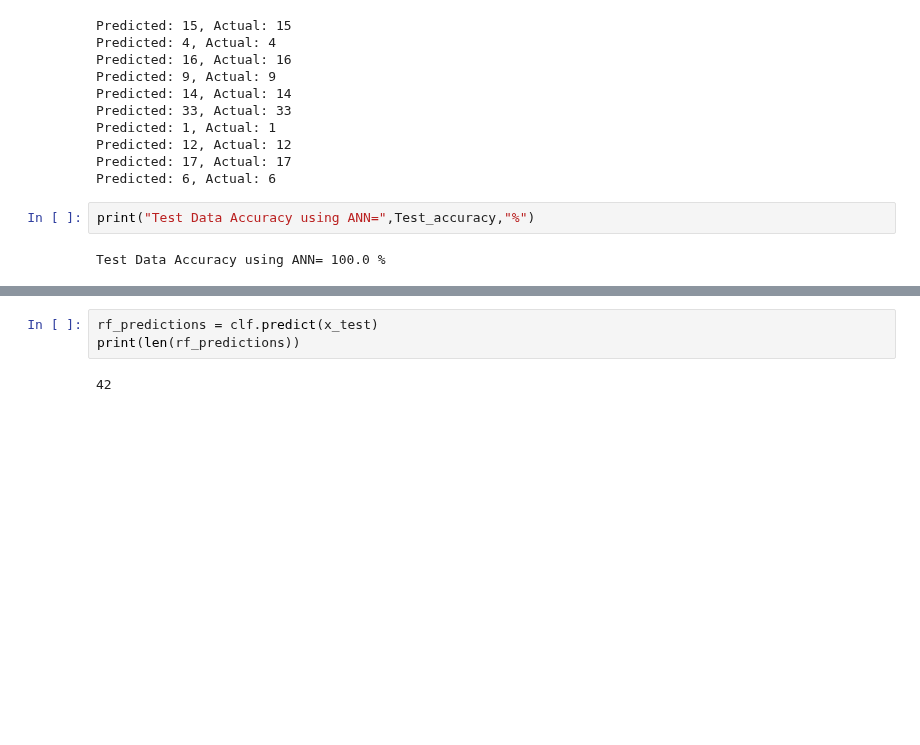
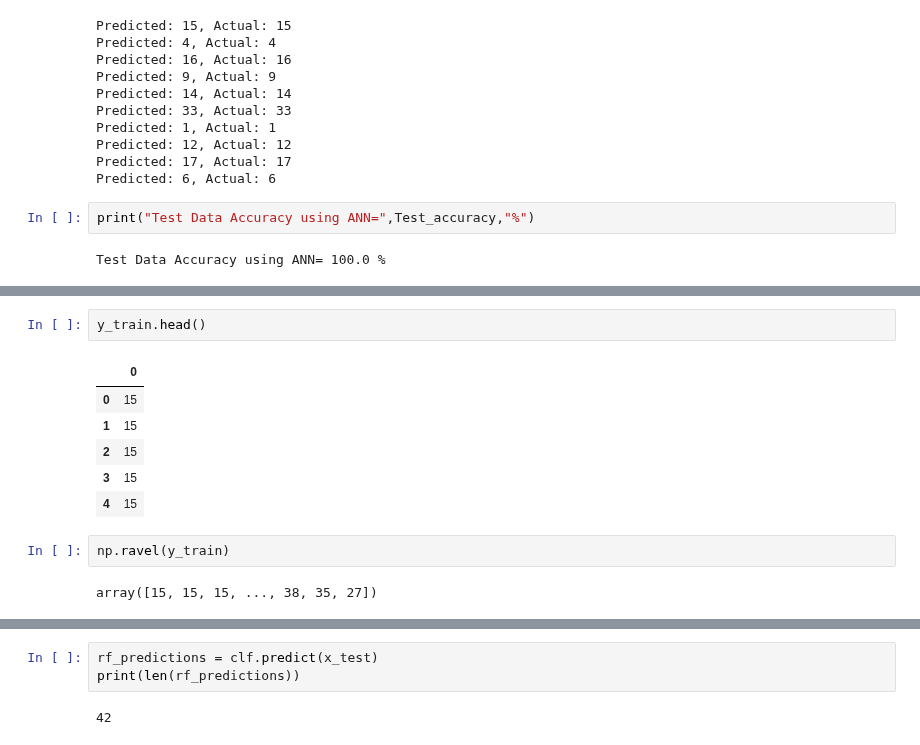
Before and after one commit to TheBlueZayn/Disease-Symptom-Prediction, a Jupyter notebook: disease-classification-after-pca-using-ann-and-rf.ipynb, the cells around one changed output, grey strips where cells are left out. Saved outputs shown, nothing was run; the diff lists cells and outputs as text; blank space fills up the shorter version.

```diff
--- a/disease-classification-after-pca-using-ann-and-rf.ipynb
+++ b/disease-classification-after-pca-using-ann-and-rf.ipynb
@@ -442,0 +477,13 @@ Test Data Accuracy using ANN= 100.0 %
+# %%
+y_train.head()
+# %% [output]
+|  | 0 |
+| 0 | 15 |
+| 1 | 15 |
+| 2 | 15 |
+| 3 | 15 |
+| 4 | 15 |
+# %%
+np.ravel(y_train)
+# %% [output]
+array([15, 15, 15, ..., 38, 35, 27])
```
Also changed, not shown: parts of 14 cells of this notebook, 1 other file.
